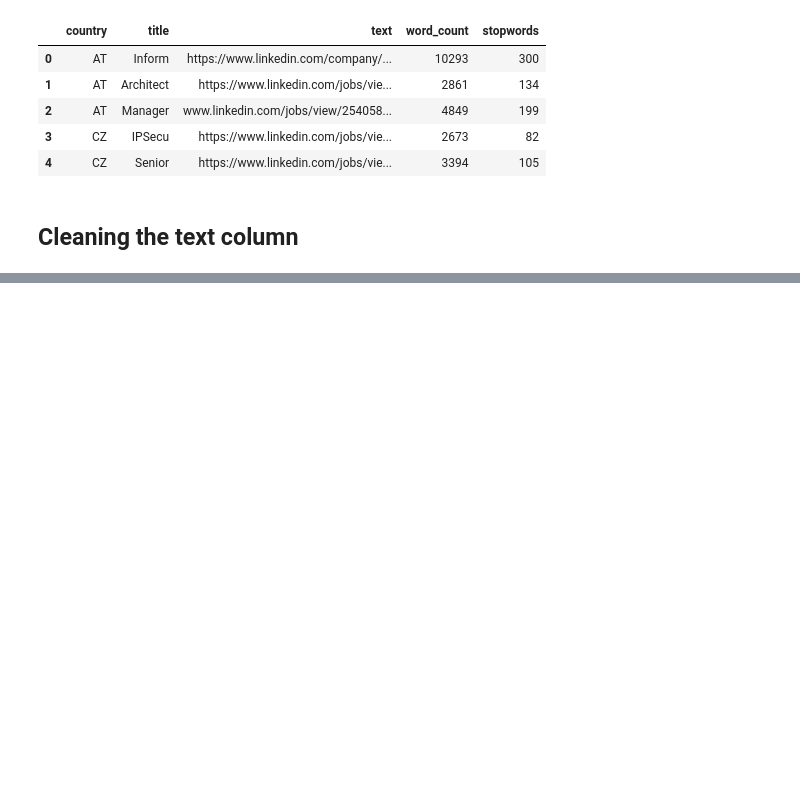
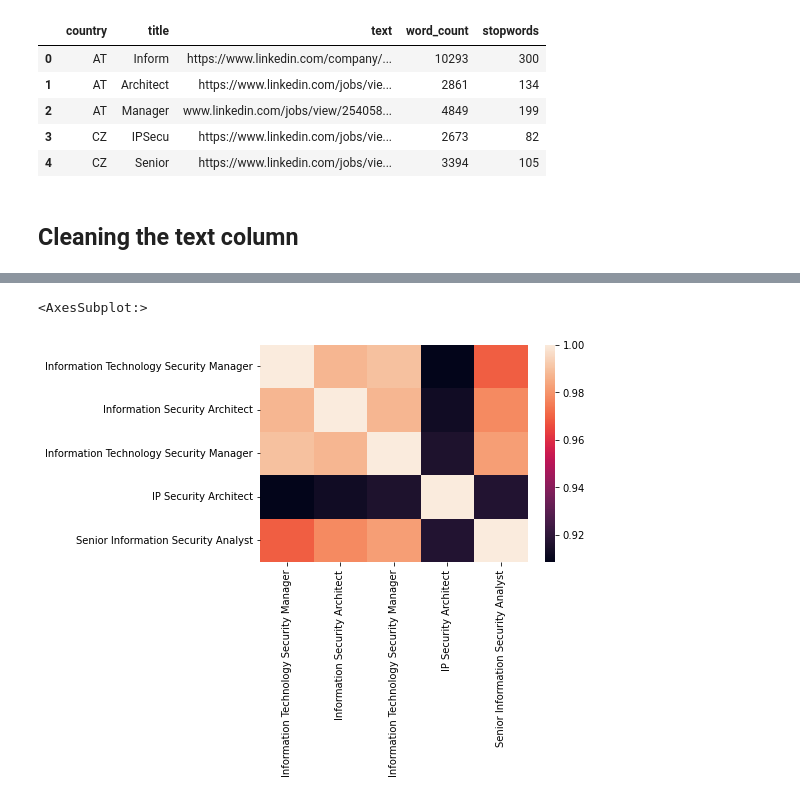
Before and after one commit to Elshan777/cybersecurity-job-ad-analysis, a Jupyter notebook: Milestone 1.ipynb, the cells around one changed output, grey strips where cells are left out. Saved outputs shown, nothing was run; the diff lists cells and outputs as text; code cells hidden in the pictures; blank space fills up the shorter version.

```diff
--- a/Milestone 1.ipynb
+++ b/Milestone 1.ipynb
@@ -94,0 +126,5 @@ df.head()
+# %%
+# Lemmatization
+from textblob import Word
+df['text'] = df['text'].apply(lambda x: " ".join([Word(word).lemmatize() for word in x.split()]))
+df['text'].head()
@@ -94,0 +206,4 @@ df.head()
+# %%
+import en_core_web_md
+
+nlp = en_core_web_md.load()
@@ -94,0 +219,13 @@ df.head()
+# %%
+# Because of the run time I set N to 5. When N is 110 it takes few minutes to run. I did run it once and saved it to csv
+# N = (len(df['text']))
+N = 5
+matrix = np.zeros(( N, N))
+for i in range(N):
+    for j in range(N):
+        matrix[i][j] = nlp(df['text'][i]).similarity( nlp(df['text'][j] ) )
+
+sp_df = pd.DataFrame(matrix)
+
+sp_df.columns = list(df['job_title'])[:N]
+sp_df.index = list(df['job_title'])[:N]
@@ -94,0 +243,5 @@ df.head()
+# %%
+sns.heatmap(sp_df)
+# %% [output]
+<AxesSubplot:>
+[figure, added]
```
Also changed, not shown: parts of 20 cells of this notebook, 1 other file.
